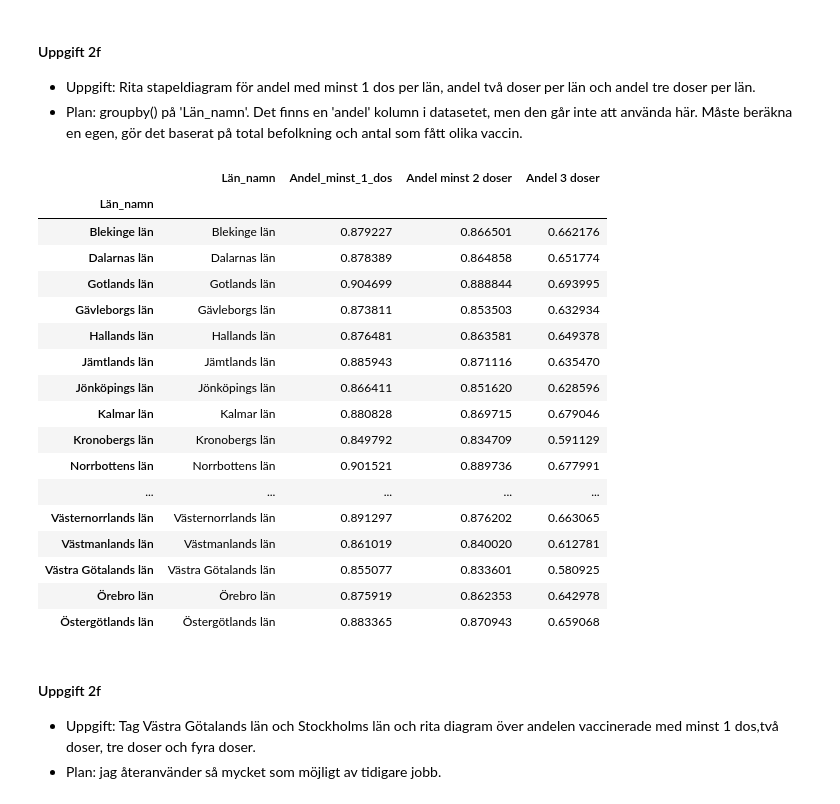
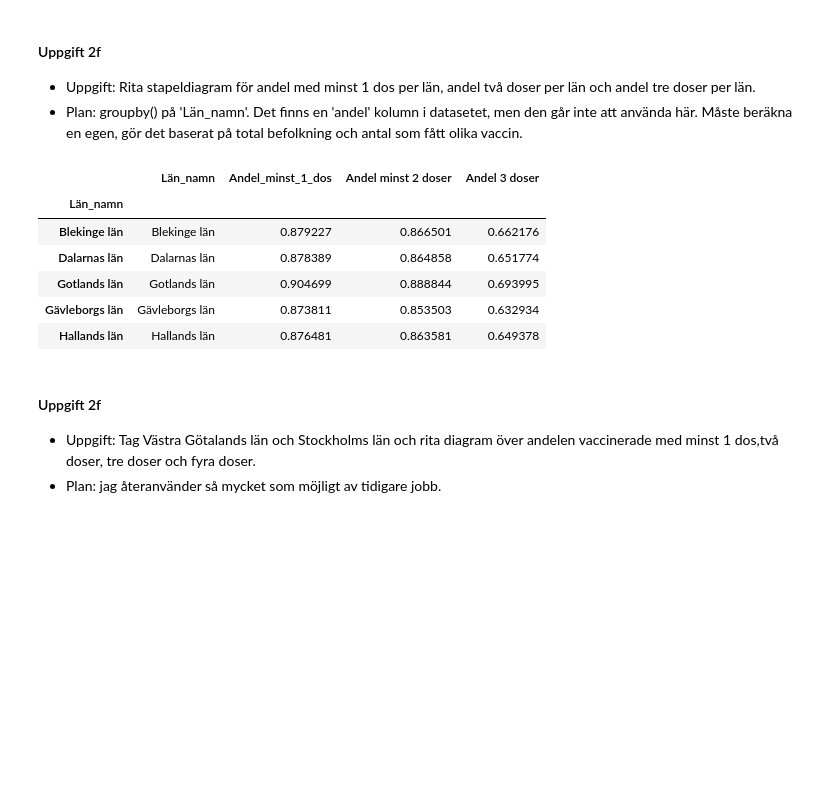
Before and after one commit to dancla240/Databehandling_Daniel_Claesson, a Jupyter notebook: Lab1/Lab1_Daniel_Claesson.ipynb, the cells around one changed output. Saved outputs shown, nothing was run; the diff lists cells and outputs as text; code cells hidden in the pictures; blank space fills up the shorter version.

```diff
--- a/Lab1/Lab1_Daniel_Claesson.ipynb
+++ b/Lab1/Lab1_Daniel_Claesson.ipynb
@@ -403,30 +403,18 @@ fig.write_html("Visualiseringar/2e_åldersfördelning.html")
 # %%
 gbdf_county = vaccin.groupby('Län_namn')
 min_1_shot = gbdf_county['Antal minst 1 dos'].sum()/gbdf_county['Befolkning'].sum() # Serie
-#min_1_shot
 min_2_shot = gbdf_county['Antal minst 2 doser'].sum()/gbdf_county['Befolkning'].sum() # Serie
 min_3_shot = gbdf_county['Antal 3 doser'].sum()/gbdf_county['Befolkning'].sum() # Serie
 min_1_shot_toplot = pd.DataFrame({'Län_namn': min_1_shot.index, 'Andel_minst_1_dos':min_1_shot.values, 'Andel minst 2 doser': min_2_shot.values, 'Andel 3 doser': min_3_shot})
-min_1_shot_toplot.head(25)
+min_1_shot_toplot.head(5)
 # %% [output]
 |  | Län_namn | Andel_minst_1_dos | Andel minst 2 doser | Andel 3 doser |
 | Län_namn |  |  |  |  |
 | Blekinge län | Blekinge län | 0.879227 | 0.866501 | 0.662176 |
 | Dalarnas län | Dalarnas län | 0.878389 | 0.864858 | 0.651774 |
 | Gotlands län | Gotlands län | 0.904699 | 0.888844 | 0.693995 |
 | Gävleborgs län | Gävleborgs län | 0.873811 | 0.853503 | 0.632934 |
 | Hallands län | Hallands län | 0.876481 | 0.863581 | 0.649378 |
-| Jämtlands län | Jämtlands län | 0.885943 | 0.871116 | 0.635470 |
-| Jönköpings län | Jönköpings län | 0.866411 | 0.851620 | 0.628596 |
-| Kalmar län | Kalmar län | 0.880828 | 0.869715 | 0.679046 |
-| Kronobergs län | Kronobergs län | 0.849792 | 0.834709 | 0.591129 |
-| Norrbottens län | Norrbottens län | 0.901521 | 0.889736 | 0.677991 |
-| ... | ... | ... | ... | ... |
-| Västernorrlands län | Västernorrlands län | 0.891297 | 0.876202 | 0.663065 |
-| Västmanlands län | Västmanlands län | 0.861019 | 0.840020 | 0.612781 |
-| Västra Götalands län | Västra Götalands län | 0.855077 | 0.833601 | 0.580925 |
-| Örebro län | Örebro län | 0.875919 | 0.862353 | 0.642978 |
-| Östergötlands län | Östergötlands län | 0.883365 | 0.870943 | 0.659068 |
 # %%
 fig = px.bar(min_1_shot_toplot, x='Län_namn', y=['Andel_minst_1_dos','Andel minst 2 doser','Andel 3 doser'], barmode='group', title='Andel av befolkningen med minst 1 dos, minst 2 doser och 3 doser, per län.')
 fig.show()
```
Also changed, not shown: parts of 8 cells of this notebook, 22 other files.
